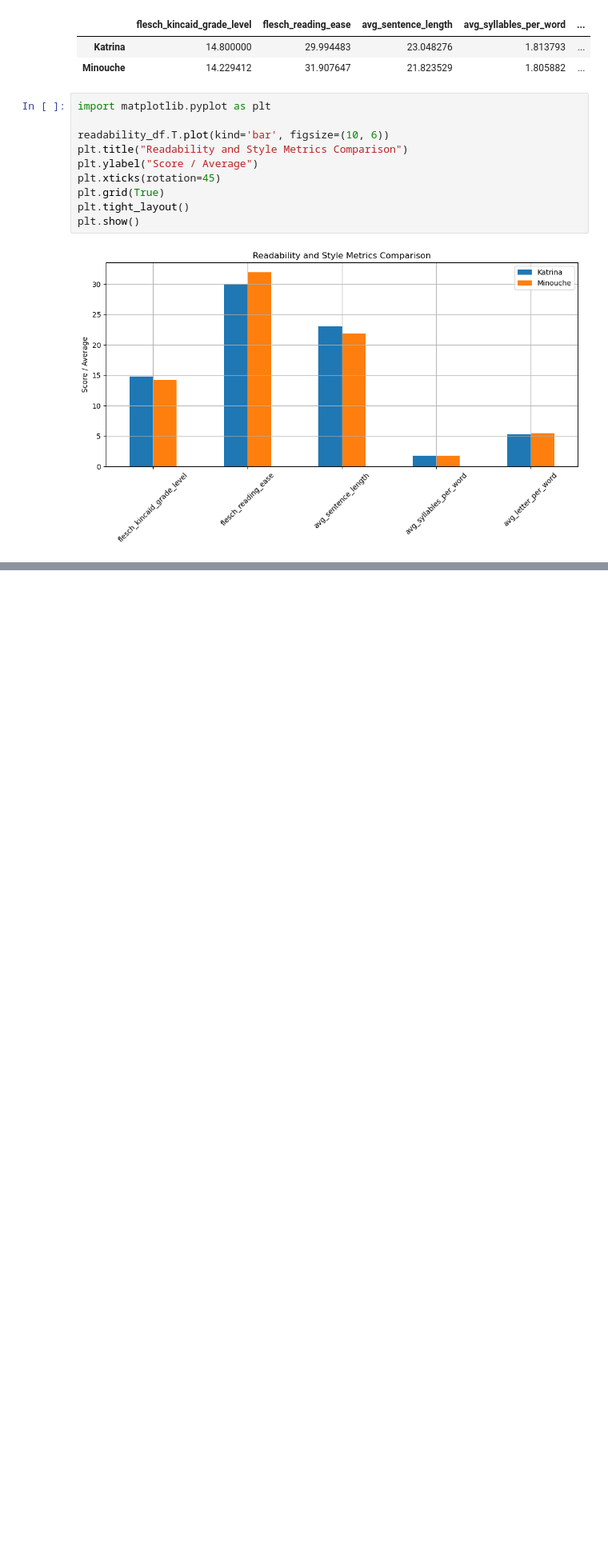
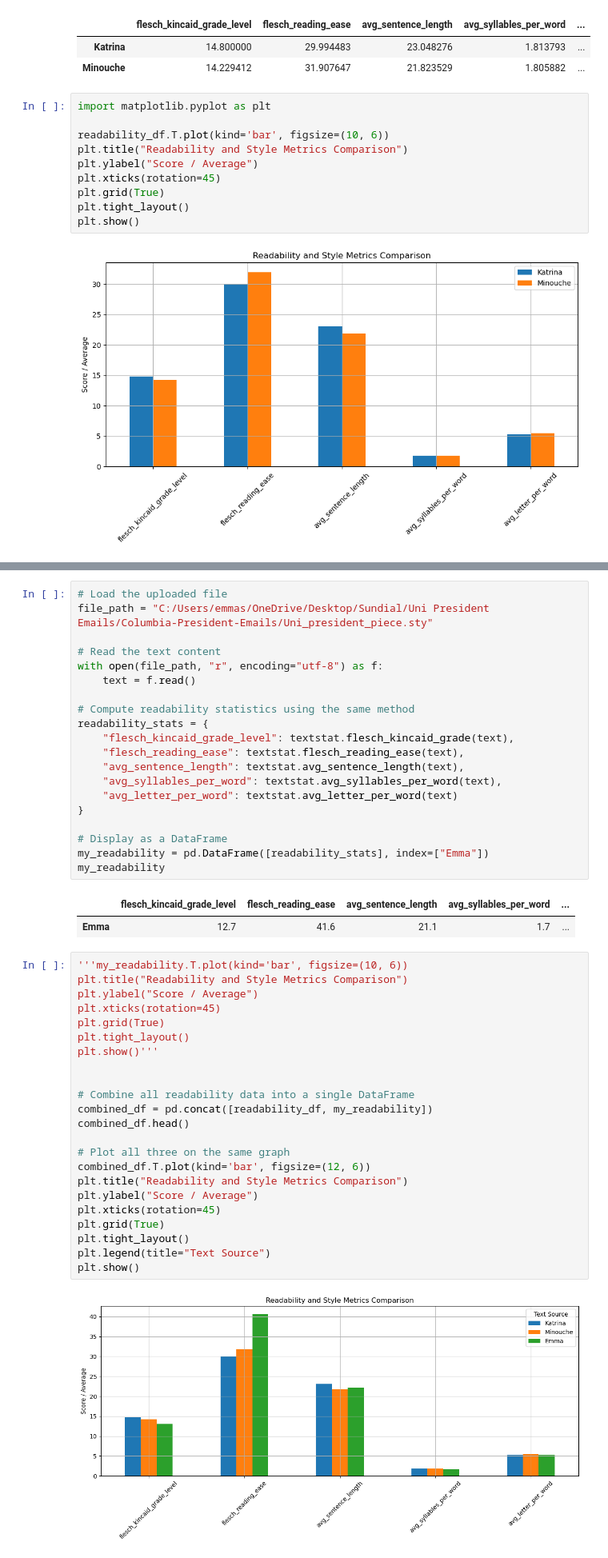
Before and after one commit to es098712/Columbia-President-Emails, a Jupyter notebook: readability_analysis.ipynb, the cells around one changed output, grey strips where cells are left out. Shown at 80% size. Saved outputs shown, nothing was run; the diff lists cells and outputs as text; blank space fills up the shorter version.

Commit message:
analysis of my piece

```diff
--- a/readability_analysis.ipynb
+++ b/readability_analysis.ipynb
@@ -70,0 +73,48 @@ plt.show()
+# %%
+# Load the uploaded file
+file_path = "C:/Users/emmas/OneDrive/Desktop/Sundial/Uni President Emails/Columbia-President-Emails/Uni_president_piece.sty"
+
+# Read the text content
+with open(file_path, "r", encoding="utf-8") as f:
+    text = f.read()
+
+# Compute readability statistics using the same method
+readability_stats = {
+    "flesch_kincaid_grade_level": textstat.flesch_kincaid_grade(text),
+    "flesch_reading_ease": textstat.flesch_reading_ease(text),
+    "avg_sentence_length": textstat.avg_sentence_length(text),
+    "avg_syllables_per_word": textstat.avg_syllables_per_word(text),
+    "avg_letter_per_word": textstat.avg_letter_per_word(text)
+}
+
+# Display as a DataFrame
+my_readability = pd.DataFrame([readability_stats], index=["Emma"])
+my_readability
+# %% [output]
+|  | flesch_kincaid_grade_level | flesch_reading_ease | avg_sentence_length | avg_syllables_per_word | ... |
+| Emma | 12.7 | 41.6 | 21.1 | 1.7 | ... |
+# %%
+'''my_readability.T.plot(kind='bar', figsize=(10, 6))
+plt.title("Readability and Style Metrics Comparison")
+plt.ylabel("Score / Average")
+plt.xticks(rotation=45)
+plt.grid(True)
+plt.tight_layout()
+plt.show()'''
+
+
+# Combine all readability data into a single DataFrame
+combined_df = pd.concat([readability_df, my_readability])
+combined_df.head()
+
+# Plot all three on the same graph
+combined_df.T.plot(kind='bar', figsize=(12, 6))
+plt.title("Readability and Style Metrics Comparison")
+plt.ylabel("Score / Average")
+plt.xticks(rotation=45)
+plt.grid(True)
+plt.tight_layout()
+plt.legend(title="Text Source")
+plt.show()
+# %% [output]
+[figure, added]
```
Also changed, not shown: parts of 1 cell of this notebook, 1 other file.
